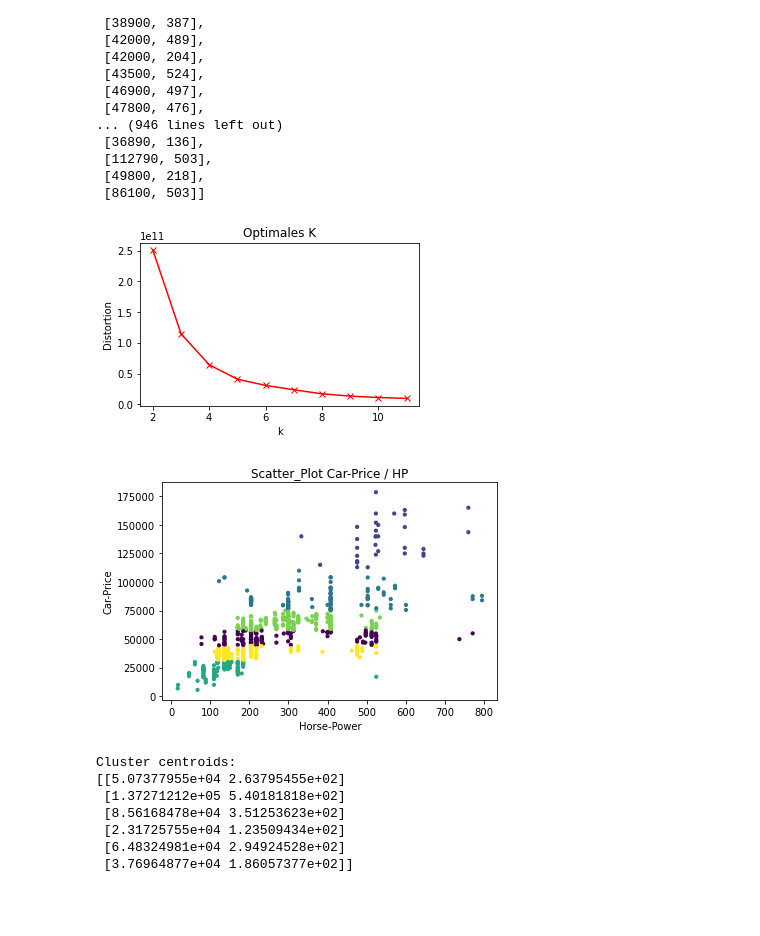
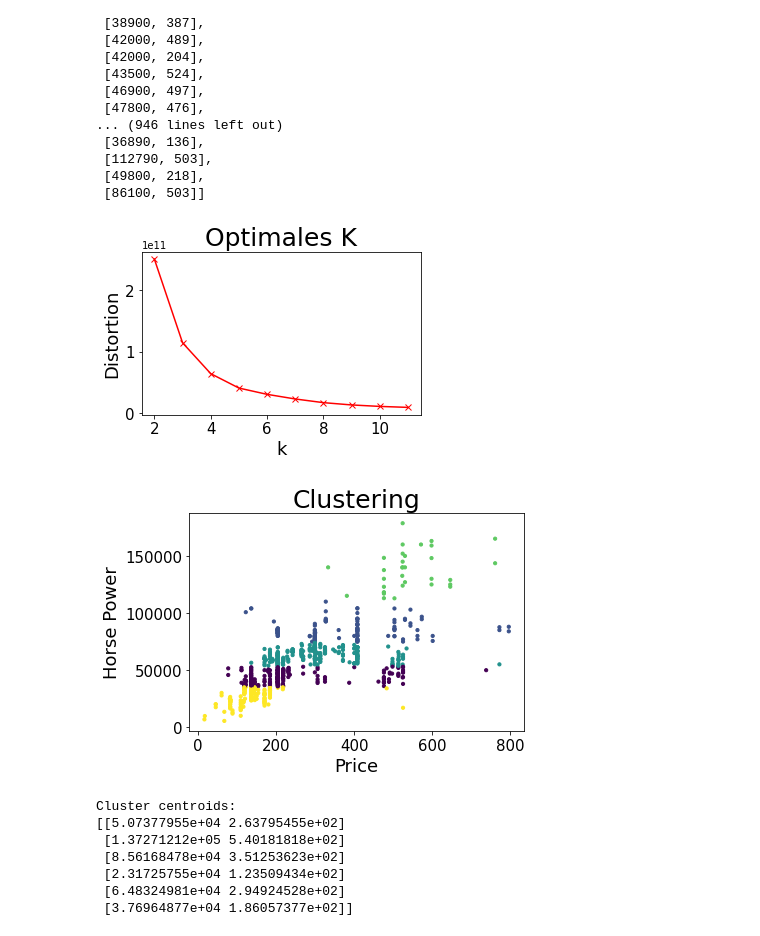
Before and after one commit to jk019/DA_LN_neues_Github, a Jupyter notebook: Analysen/Cluster.ipynb, the cells around one changed output. Saved outputs shown, nothing was run; the diff lists cells and outputs as text; code cells hidden in the pictures; blank space fills up the shorter version.

```diff
--- a/Analysen/Cluster.ipynb
+++ b/Analysen/Cluster.ipynb
@@ -74,29 +74,30 @@ arr
 # %%
 # Sum of squared distances of samples to their closest cluster center
 distortions = []
 
 # Range of k's
 K = range(2,12,1)
 
 # Loop to find the optimal k
 for k in K:
     kmeanModel = KMeans(n_clusters=k)
     kmeanModel.fit(arr)
     distortions.append(kmeanModel.inertia_)
 
 # Elbow plot
 plt.figure(figsize=(5,3))
 plt.plot(K, distortions, 'bx-', c='red')
-plt.xlabel('k')
-plt.ylabel('Distortion')
-plt.title('Optimales K')
+plt.xlabel('k', fontsize = 18)
+plt.ylabel('Distortion', fontsize = 18)
+plt.title('Optimales K', fontsize = 25)
+plt.tick_params(labelsize=15)
 
 plt.show()
 # %% [output]
-[figure, old version]
+[figure, new version]
 # %%
 # Number of clusters
-k = 6
+k = 5
 
 # k-means clustering
 kmeans = KMeans(n_clusters=k, random_state=42).fit(arr)
@@ -106,13 +107,14 @@ y2 = kmeans.predict(arr)
 
 # Plot the clusters
 plt.scatter(x, y, c=y2, s=10)
-plt.title("Scatter_Plot Car-Price / HP")
-plt.ylabel("Car-Price")
-plt.xlabel("Horse-Power")
+plt.xlabel('Price', fontsize = 18)
+plt.ylabel('Horse Power', fontsize = 18)
+plt.title('Clustering', fontsize = 25)
+plt.tick_params(labelsize=15)
 
 plt.show()
 # %% [output]
-[figure, old version]
+[figure, new version]
 # %%
 # Print centroids
 centroids = kmeans.cluster_centers_
```
Also changed, not shown: parts of 1 cell of this notebook, 4 other files.
